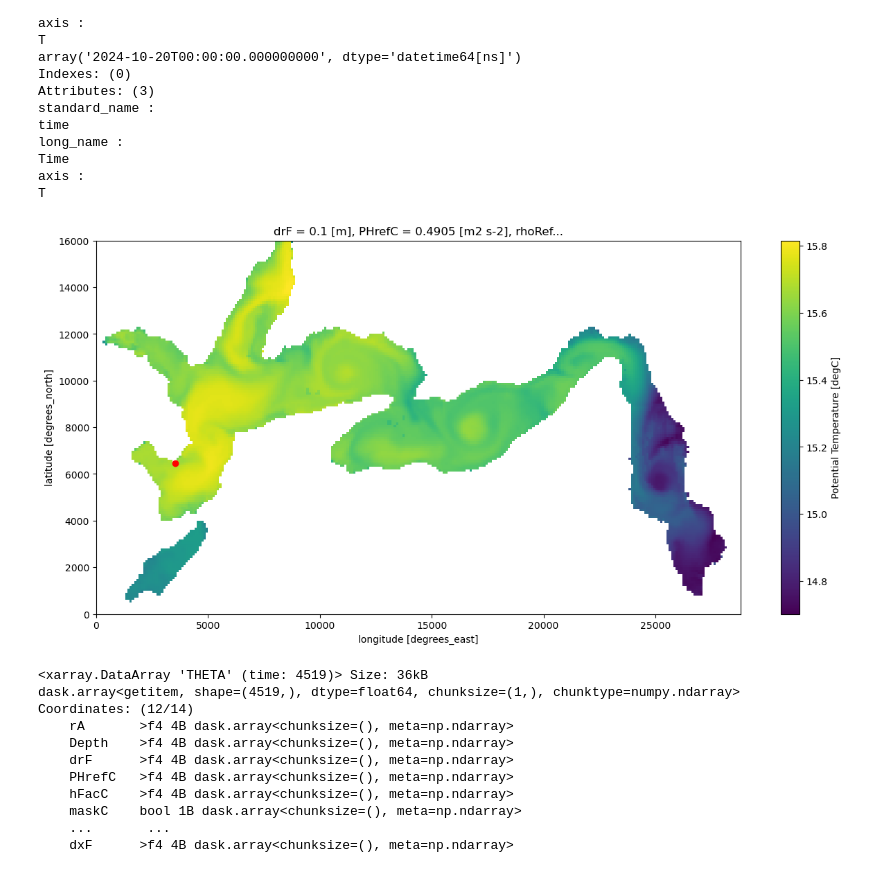
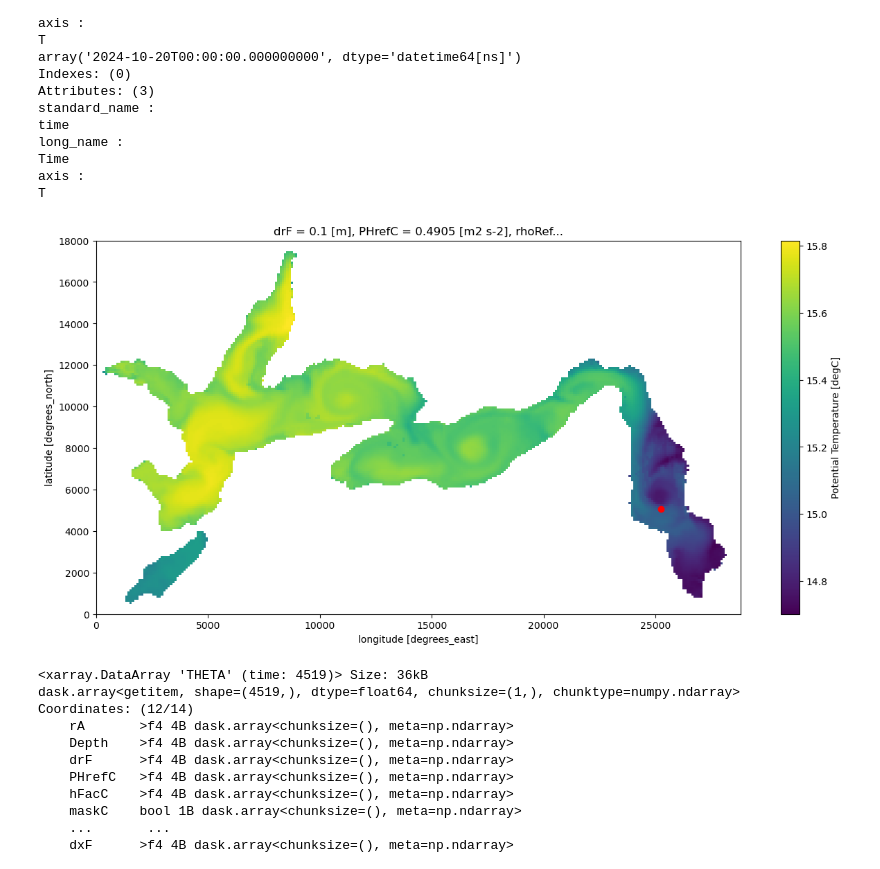
Before and after one commit to leroquan/plot_results, a Jupyter notebook: mitgcm/results_analysis/display_binary_results.ipynb, the cells around one changed output. Saved outputs shown, nothing was run; the diff lists cells and outputs as text; code cells hidden in the pictures.

```diff
--- a/mitgcm/results_analysis/display_binary_results.ipynb
+++ b/mitgcm/results_analysis/display_binary_results.ipynb
@@ -71,21 +67,21 @@ Time
 axis :
 T
 # %%
-xc_mitgcm_station = 3546
-yc_mitgcm_station = 6454
+xc_mitgcm_station = 25231
+yc_mitgcm_station = 5070
 
 date_plot_profil = datetime(2024,3,4,0,0,0)
 date_plot_profil_str = date_plot_profil.strftime('%Y%m%d%H%M')
 
 #chose between ['UVEL', 'VVEL', 'WVEL', 'THETA', 'rA', ..., 'XG', 'YG', 'Zp1', 'Zu', 'Zl']
 plt.close('all')
 plt.figure(figsize=(15,7))
 ds_sel = ds_to_plot['THETA'].isel(Z=0, time=-1)
 ds_sel.where(ds_sel != 0, np.nan).plot()
 plt.scatter(xc_mitgcm_station,yc_mitgcm_station,color='red')
 plt.show()
 # %% [output]
-[figure, old version]
+[figure, new version]
 # %%
 ds_to_plot[var2].sel(XC=xc_mitgcm_station, YC=yc_mitgcm_station, Z=0, method='nearest')
 # %% [output]
```
Also changed, not shown: parts of 9 cells of this notebook, 2 other files.
